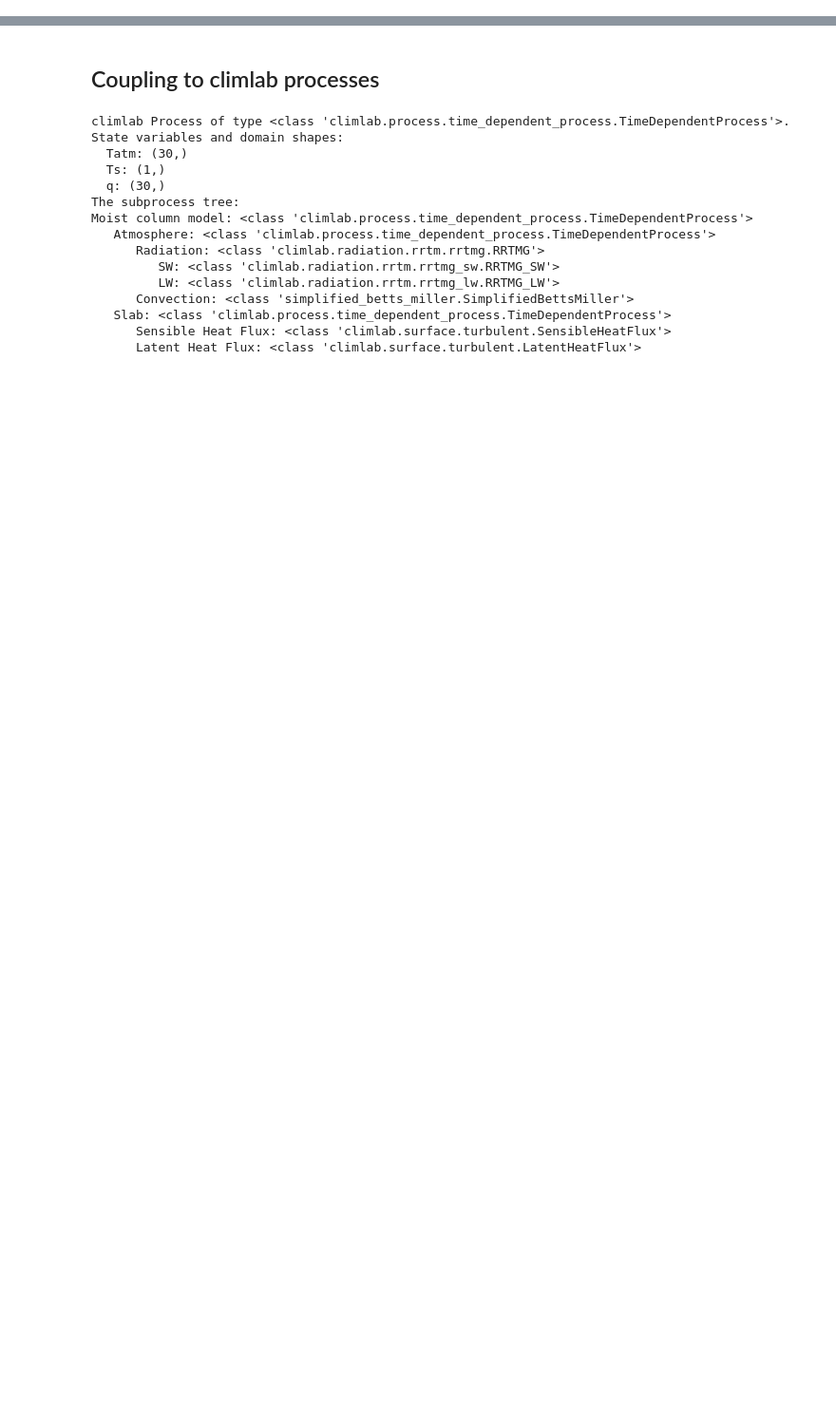
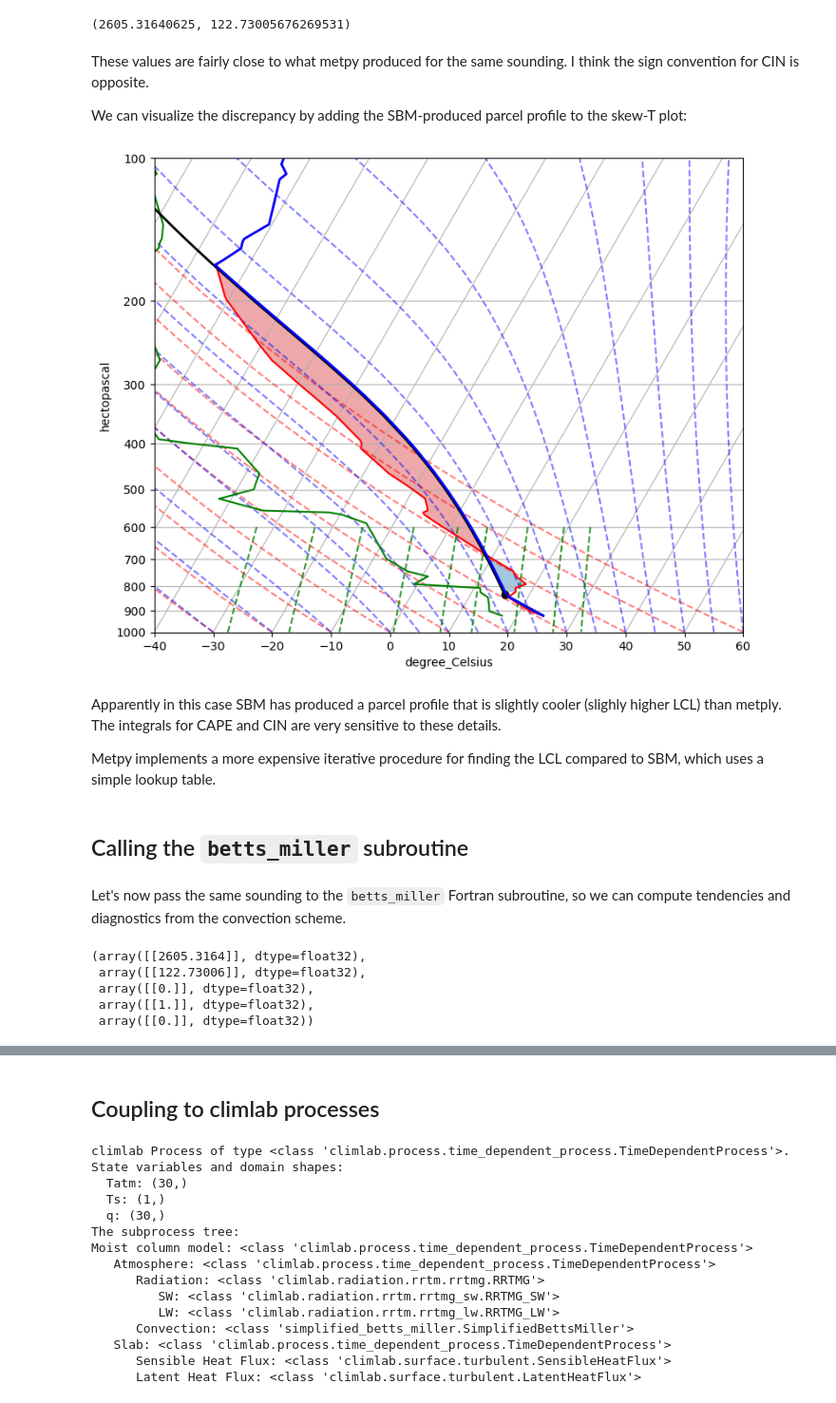
Before and after one commit to climlab/climlab-sbm-convection, a Jupyter notebook: Testing_Frierson_Convection.ipynb, the cells around one changed output, grey strips where cells are left out. Shown at 95% size. Saved outputs shown, nothing was run; the diff lists cells and outputs as text; code cells hidden in the pictures; blank space fills up the shorter version.

```diff
--- a/Testing_Frierson_Convection.ipynb
+++ b/Testing_Frierson_Convection.ipynb
@@ -136,0 +134,62 @@ There is positive CAPE but no rain is generated here.
+# %%
+from climlab.utils import constants as const
+
+Cp_air = const.cp
+rdgas = const.Rd
+rvgas = const.Rv
+HLv = const.Lhvap
+kappa = const.kappa
+es0 = 1.0
+avgbl = False  # If true, the parcel is averaged in theta and r up to its LCL -- not actually implemented
+Grav = const.g
+
+# model levels are the pressure levels in the dataset
+pfull = p.to(units.pascals).magnitude  # convert units and strip units away
+pfull = np.flip(pfull)  # convection code expects that first element of array is TOA
+
+# assume that the interfaces are halfway between pressure levels
+num_lev = pfull.size
+phalf = np.zeros(num_lev+1)
+phalf[1:-1] = pfull[:-1] + np.diff(pfull)/2
+phalf[-1] = 100000.
+
+tin = np.flip(T.to(units.kelvin).magnitude)
+qin = np.flip(mpcalc.specific_humidity_from_dewpoint(p, Td).magnitude)
+rin = np.flip(mpcalc.mixing_ratio_from_specific_humidity(mpcalc.specific_humidity_from_dewpoint(p, Td)).magnitude)
+
+#  Call the calccalc routine
+# !    Output:
+# !    cape        Convective available potential energy
+# !    cin         Convective inhibition (if there's no LFC, then this is set
+# !                to zero)
+# !    tp          Parcel temperature (set to the environmental temperature
+# !                where no adjustment)
+# !    rp          Parcel specific humidity (set to the environmental humidity
+# !                where no adjustment, and set to the saturation humidity at
+# !                the parcel temperature below the LCL)
+# !    klzb        Level of zero buoyancy
+cape_sbm, cin_sbm, tp,rp,klzb = _simplified_betts_miller.capecalcnew(num_lev,pfull,phalf,
+                        Cp_air,rdgas,rvgas,HLv,kappa,es0,tin,rin,avgbl)
+
+cape_sbm, cin_sbm
+# %% [output]
+(2605.31640625, 122.73005676269531)
+# %% [markdown]
+These values are fairly close to what metpy produced for the same sounding. I think the sign convention for CIN is opposite.
+
+We can visualize the discrepancy by adding the SBM-produced parcel profile to the skew-T plot:
+# %%
+# add the SBM parcel profile to the existing plot
+sbm_parcel_prof = np.flip(tp) * units.kelvin
+skew.plot(p, sbm_parcel_prof, 'b', linewidth=2)
+fig
+# %% [output]
+[figure, added]
+# %% [markdown]
+Apparently in this case SBM has produced a parcel profile that is slightly cooler (slighly higher LCL) than metply. The integrals for CAPE and CIN are very sensitive to these details.
+
+Metpy implements a more expensive iterative procedure for finding the LCL compared to SBM, which uses a simple lookup table.
+# %% [markdown]
+## Calling the `betts_miller` subroutine
+# %% [markdown]
+Let's now pass the same sounding to the `betts_miller` Fortran subroutine, so we can compute tendencies and diagnostics from the convection scheme.
@@ -136,0 +222,8 @@ There is positive CAPE but no rain is generated here.
+# %%
+cape, cin, rain, bmflag, capeflag
+# %% [output]
+(array([[2605.3164]], dtype=float32),
+ array([[122.73006]], dtype=float32),
+ array([[0.]], dtype=float32),
+ array([[1.]], dtype=float32),
+ array([[0.]], dtype=float32))
```
Also changed, not shown: parts of 74 cells of this notebook, 1 other file.
